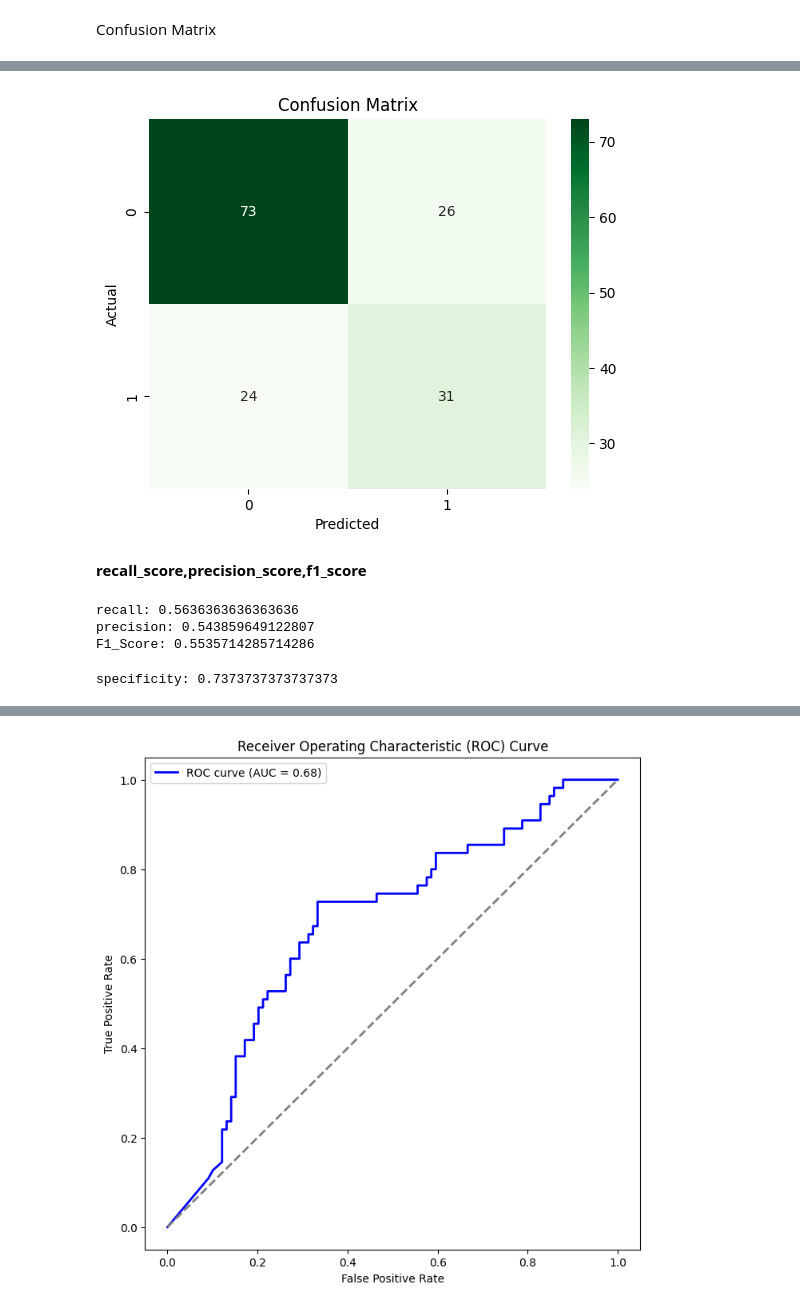
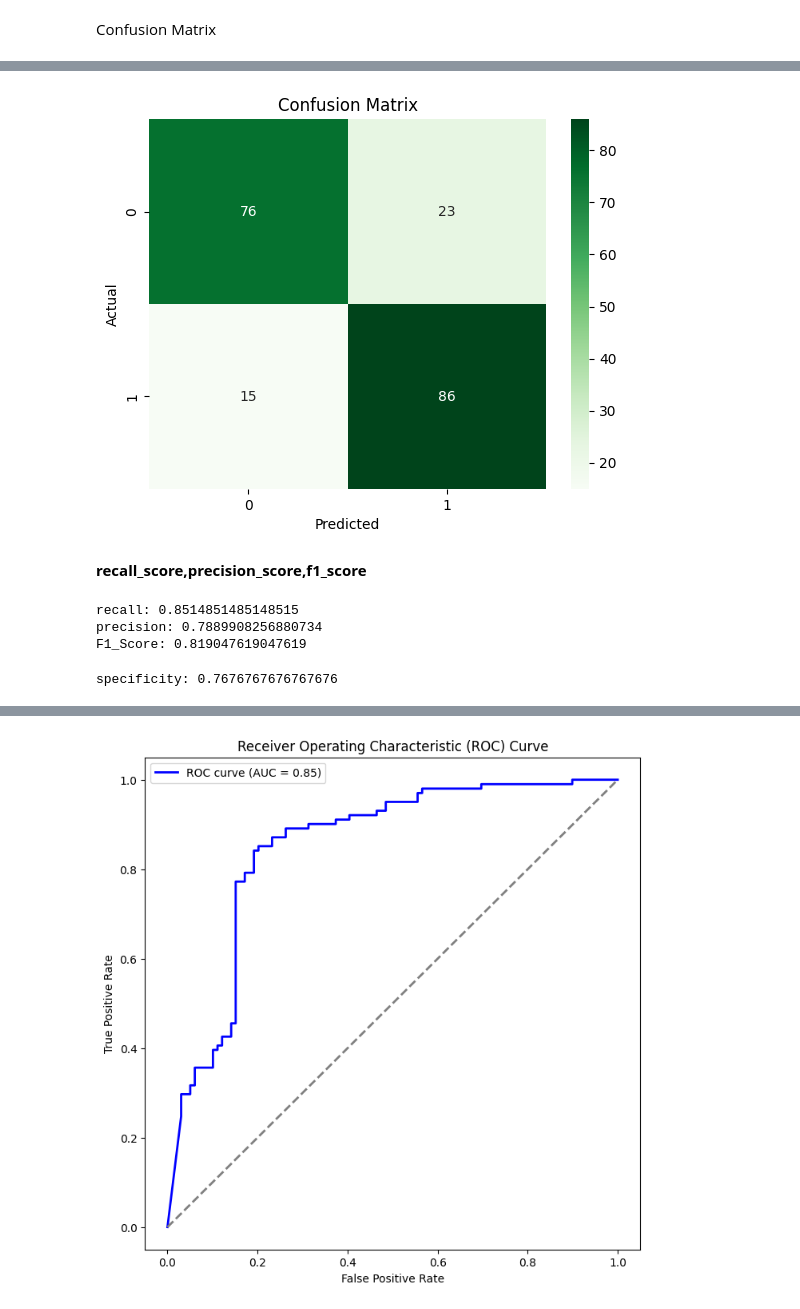
Before and after one commit to Novice1414/Final_Year_Project, a Jupyter notebook: DNN.ipynb, the cells around one changed output, grey strips where cells are left out. Drawn from its saved outputs; the diff is of its cells as text; code cells hidden in the pictures.

```diff
--- a/DNN.ipynb
+++ b/DNN.ipynb
@@ -84,0 +108,9 @@ diabetes_df = diabetes_df.dropna()
+# %%
+from imblearn.over_sampling import RandomOverSampler
+
+#ros = RandomOverSampler(sampling_strategy=1) # Float
+ros = RandomOverSampler(sampling_strategy="not majority") # String
+X_res, y_res = ros.fit_resample(X, y)
+
+ax = y_res.value_counts().plot.pie(autopct='%.2f')
+_ = ax.set_title("Over-sampling")
@@ -139,10 +180,11 @@ clean_df = diabetes_df[~outliers.any(axis=1)]
 from sklearn.model_selection import train_test_split
 from sklearn.preprocessing import StandardScaler
 
-X = diabetes_df.drop('DO', axis=1)
-y = diabetes_df['DO']
+# X = diabetes_df.drop('DO', axis=1)
+# y = diabetes_df['DO']
 
-X_train, X_test, y_train, y_test = train_test_split(X, y, test_size=0.2, random_state=42)
+# X_train, X_test, y_train, y_test = train_test_split(X, y, test_size=0.2, random_state=42)
+X_train, X_test, y_train, y_test = train_test_split(X_res, y_res, test_size=0.2, random_state=42)
 # %% [markdown]
 **Feature importance**
 # %%
@@ -446,7 +488,7 @@ plt.ylabel("Actual")
 plt.title("Confusion Matrix")
 plt.show()
 # %% [output]
-[figure, old version]
+[figure, new version]
 # %% [markdown]
 **recall_score,precision_score,f1_score**
 # %%
@@ -459,21 +501,16 @@ print(f"recall: {recall}")
 print(f"precision: {precision}")
 print(f"F1_Score: {F1_Score}")
 # %% [output]
-recall: 0.5636363636363636
-precision: 0.543859649122807
-F1_Score: 0.5535714285714286
+recall: 0.8514851485148515
+precision: 0.7889908256880734
+F1_Score: 0.819047619047619
 # %%
 specificity = cm[0,0]/(cm[0,0]+ cm[0,1])
 print(f"specificity: {specificity}")
 # %% [output]
-specificity: 0.7373737373737373
+specificity: 0.7676767676767676
 # %%
-from sklearn.metrics import roc_curve, roc_auc_score, confusion_matrix
-import seaborn as sns
-import numpy as np
-
-y_pred_prob = ann3.predict(X_test)
-y_pred = (y_pred_prob > 0.5).astype(int)
+from sklearn.metrics import roc_curve, roc_auc_score
 
 fpr, tpr, thresholds = roc_curve(y_test, y_pred_prob)
 roc_auc = roc_auc_score(y_test, y_pred_prob)
@@ -492 +528 @@ plt.show()
-[figure, old version]
+[figure, new version]
```
Also changed, not shown: parts of 32 cells of this notebook.
